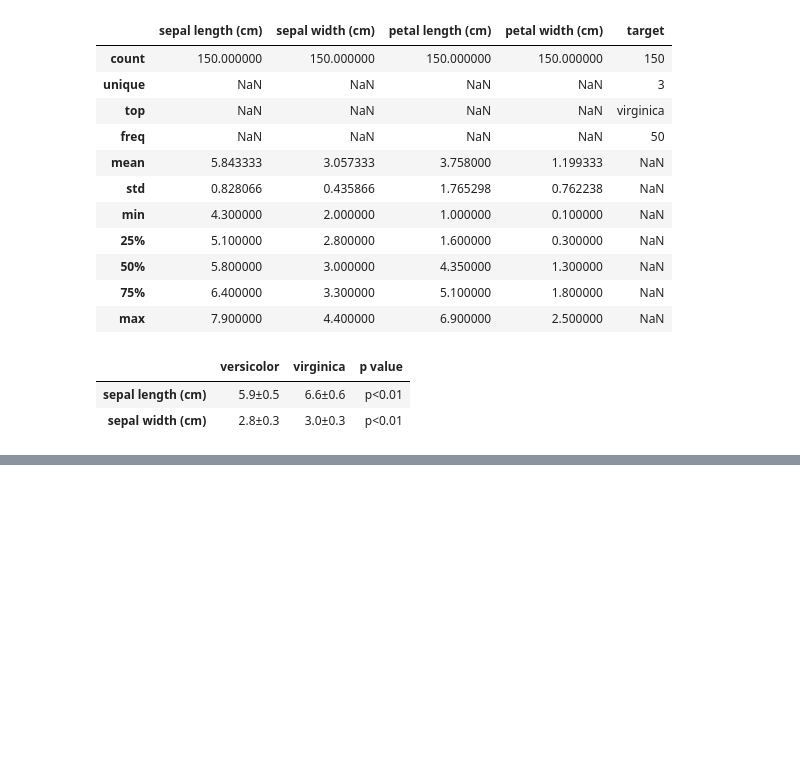
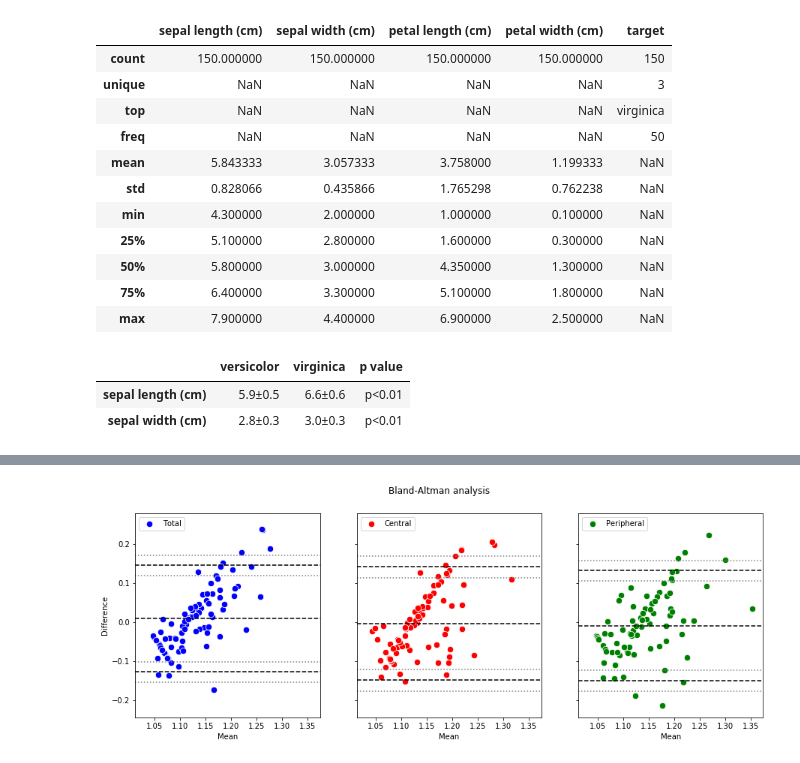
Before and after one commit to Mao-beta/statistics, a Jupyter notebook: utils.ipynb, the cells around one changed output, grey strips where cells are left out. Cells and saved outputs as stored; diff of their text form; code cells hidden in the pictures; blank space fills up the shorter version.

```diff
--- a/utils.ipynb
+++ b/utils.ipynb
@@ -84,0 +235,70 @@ def Tukey_to_dataframe(df):
+# %%
+df = pd.read_csv("data/data2.csv", encoding="shift-jis").rename(columns={"baPWV": "Actual baPWV"})
+true_col = "Actual baPWV"
+pred_col = "Predicted baPWV"
+
+areas = ["Total", "Central", "Peripheral"]
+mark_colors = ["blue", "red", "green"]
+
+f, axes = plt.subplots(1, 3, sharex=True, sharey=True, figsize=(15,5))
+
+
+for i, area in enumerate(areas):
+    R_col = R_col_names[area]
+    L_col = L_col_names[area]
+    ba_df = df[[true_col, R_col, L_col]].copy()
+    # 予測値はLとRのうち大きいほうを採用
+    ba_df[pred_col] = ba_df.apply(lambda x: max(x[L_col], x[R_col]), axis=1)
+    # 前処理
+    ba_df = Bland_Altman_init(ba_df[[true_col, pred_col]], true_col, pred_col)
+
+    # 各種設定項目
+    diff_col = "diff"
+
+    mark_color = mark_colors[i]
+    mean_color = "black"
+    LOA_color = "black"
+    conf_color = "gray"
+
+    # 各種統計計算値
+    n = len(ba_df[true_col])
+    alpha = 0.05
+    z_a = st.norm.ppf(1-alpha)
+    t_a = st.t.ppf(df=n-1, q=1-alpha) # 自由度nのt分布の(1-α)％点
+    LOA_up = ba_df[diff_col].mean() + z_a * ba_df[diff_col].std()
+    LOA_low = ba_df[diff_col].mean() - z_a * ba_df[diff_col].std()
+    LOA_conf = t_a * math.sqrt(3 * ba_df[diff_col].std()**2 / n)
+
+
+    # 描画
+    ax = axes[i]
+    sns.scatterplot(data=ba_df, x="mean", y=diff_col, s=70, color=mark_color, ax=ax, label=area)
+    ax.legend(loc="upper left")
+    #平均
+    ax.axhline(ba_df[diff_col].mean(), color=mean_color, linestyle="--")
+
+    #上側LOA
+    ax.axhline(LOA_up, color=LOA_color, linestyle="--")
+    #上側LOAの信頼区間
+    ax.axhline(LOA_up + LOA_conf, color=conf_color, linestyle=':')
+    ax.axhline(LOA_up - LOA_conf, color=conf_color, linestyle=':')
+
+    #下側LOA
+    ax.axhline(LOA_low, color=LOA_color, linestyle="--")
+    #下側LOAの信頼区間
+    ax.axhline(LOA_low + LOA_conf, color=conf_color, linestyle=':')
+    ax.axhline(LOA_low - LOA_conf, color=conf_color, linestyle=':')
+
+    ax.set_xlabel("Mean")
+    ax.set_ylabel("Difference")
+
+    Bland_Altman_result(ba_df)
+
+
+
+plt.suptitle("Bland-Altman analysis")
+
+#plt.savefig("data/Bland-Altman.tiff", format="tiff", dpi=300)
+
+plt.show()
+# %% [output]
@@ -84,0 +323 @@ def Tukey_to_dataframe(df):
+[figure, added]
```
Also changed, not shown: parts of 9 cells of this notebook.
